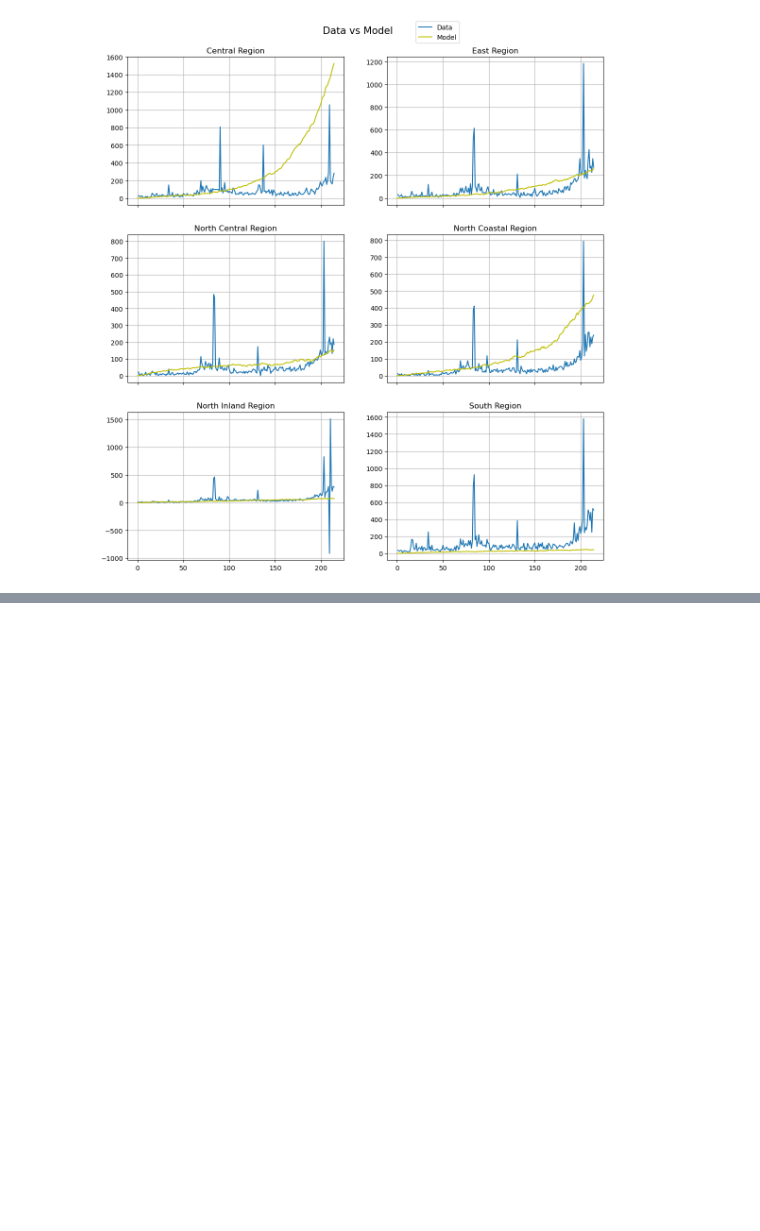
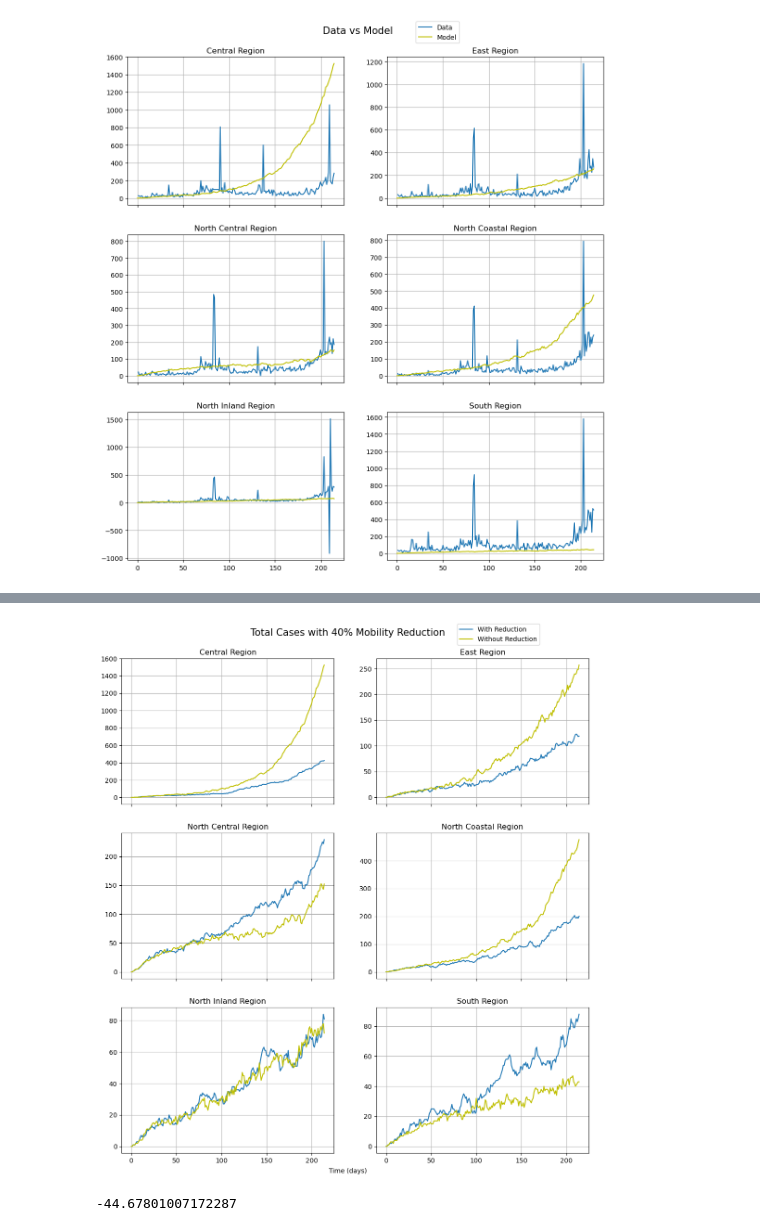
Before and after one commit to kazi0302/COVID-19-Modeling-and-Parameter-Fitting, a Jupyter notebook: Monte Carlo Simulation/MC_simulator_v3.ipynb, the cells around one changed output, grey strips where cells are left out. Cells and saved outputs as stored; diff of their text form; code cells hidden in the pictures; blank space fills up the shorter version.

```diff
--- a/Monte Carlo Simulation/MC_simulator_v3.ipynb
+++ b/Monte Carlo Simulation/MC_simulator_v3.ipynb
@@ -1419,0 +2298,42 @@ plt.show()
+# %%
+fig, ((ax1, ax2), (ax3, ax4), (ax5, ax6)) = plt.subplots(3, 2, figsize=(13, 13), sharex=True)
+
+ax1.plot(time, central_high_mod['I'][0] + central_low_mod['I'][0])
+ax1.plot(time, central_high_v1['I'][central_lsqs_min.index[0]] + central_low_v1['I'][central_lsqs_min.index[0]], label='Total Cases', color = 'y')
+ax1.grid()
+ax1.set_title('Central Region')
+
+ax2.plot(time, east_high_mod['I'][0] + east_low_mod['I'][0])
+ax2.plot(time, east_high_v1['I'][east_lsqs_min.index[0]] + east_low_v1['I'][east_lsqs_min.index[0]], label='Total Cases', color = 'y')
+ax2.grid()
+ax2.set_title('East Region')
+
+ax3.plot(time, north_central_high_mod['I'][0] + north_central_low_mod['I'][0])
+ax3.plot(time, north_central_high_v1['I'][north_central_lsqs_min.index[0]] + north_central_low_v1['I'][north_central_lsqs_min.index[0]], label='Total Cases', color = 'y')
+ax3.grid()
+ax3.set_title('North Central Region')
+
+ax4.plot(time, north_coastal_high_mod['I'][0] + north_coastal_low_mod['I'][0])
+ax4.plot(time, north_coastal_high_v1['I'][north_coastal_lsqs_min.index[0]] + north_coastal_low_v1['I'][north_coastal_lsqs_min.index[0]], label='Total Cases', color = 'y')
+ax4.grid()
+ax4.set_title('North Coastal Region')
+
+ax5.plot(time, north_inland_high_mod['I'][0] + north_inland_low_mod['I'][0])
+ax5.plot(time, north_inland_high_v1['I'][north_inland_lsqs_min.index[0]] + north_inland_low_v1['I'][north_inland_lsqs_min.index[0]], label='Total Cases', color = 'y')
+ax5.grid()
+ax5.set_title('North Inland Region')
+
+ax6.plot(time, south_high_mod['I'][0] + south_low_mod['I'][0])
+ax6.plot(time, south_high_v1['I'][south_lsqs_min.index[0]] + south_low_v1['I'][south_lsqs_min.index[0]], label='Total Cases', color = 'y')
+ax6.grid()
+ax6.set_title('South Region')
+
+fig.subplots_adjust(hspace=0.2, top=0.93)
+
+fig.suptitle("Total Cases with 40% Mobility Reduction", fontsize=15)
+fig.text(0.5, 0.08, 'Time (days)', ha='center', va='center')
+labels = ['With Reduction', 'Without Reduction']
+fig.legend(labels=labels, loc='center', bbox_to_anchor=(0.75, 0.97), borderaxespad=0)
+plt.show()
+# %% [output]
+[figure, added]
@@ -1419,0 +2351,4 @@ plt.show()
+# %%
+diff(np.sum(north_coastal_high_mod['I'][0] + north_coastal_low_mod['I'][0]),np.sum(north_coastal_high_v1['I'][north_coastal_lsqs_min.index[0]] + north_coastal_low_v1['I'][north_coastal_lsqs_min.index[0]]))
+# %% [output]
+-44.67801007172287
```
Also changed, not shown: parts of 18 cells of this notebook, 2 other files.
